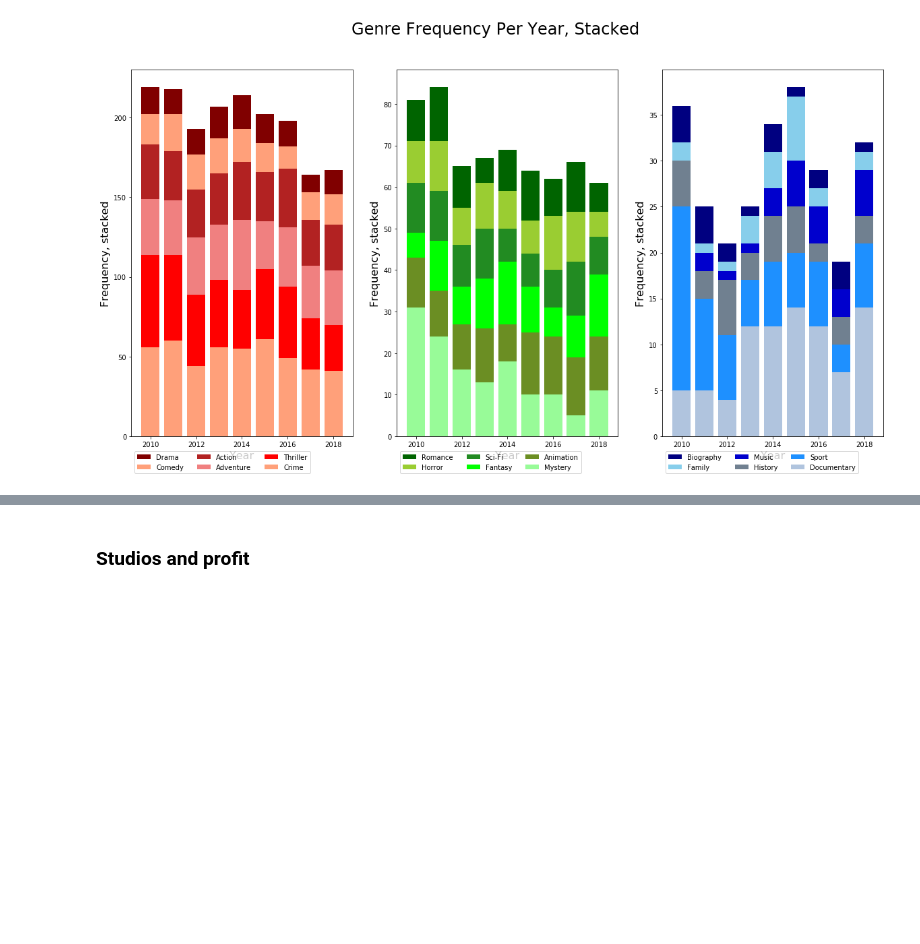
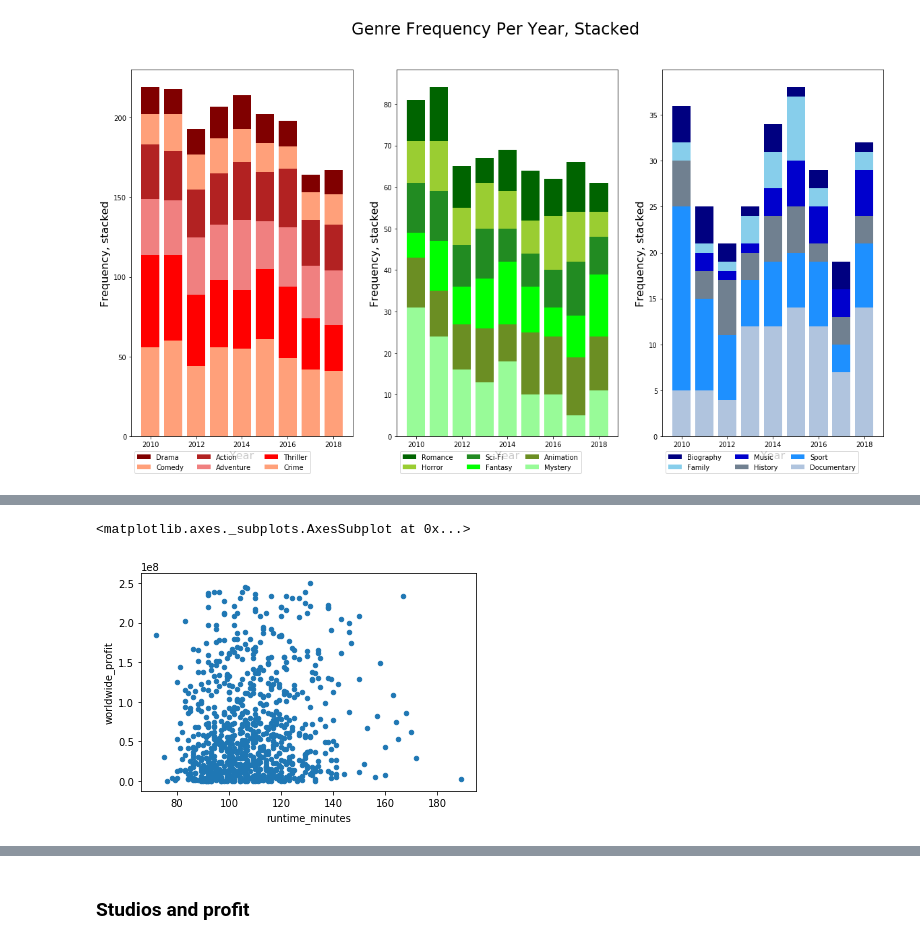
Before and after one commit to yunghanjeong/091420NYCDS_P1_G2_Project, a Jupyter notebook: prelim_eda_yung.ipynb, the cells around one changed output, grey strips where cells are left out. Saved outputs shown, nothing was run; the diff lists cells and outputs as text; code cells hidden in the pictures; blank space fills up the shorter version.

```diff
--- a/prelim_eda_yung.ipynb
+++ b/prelim_eda_yung.ipynb
@@ -152,6 +154,6 @@ As can be seen above western, musical, and war genres do not contain significant
 <br>
 #### Expanding Genres Columns
 # %%
-i_tn_profit_df[["genre1", "genre2", "genre3"]] = i_tn_profit_df.genres.str.split(",", expand = True)
+genre_i_tn[["genre1", "genre2", "genre3"]] = genre_i_tn.genres.str.split(",", expand = True)
 # %%
 #sanity check
@@ -383,0 +585,5 @@ From stacked bar chart above there are few trends that are readily visible (chan
+# %%
+i_tn_profit_df[(i_tn_profit_df["runtime_minutes"]>70)&(i_tn_profit_df["worldwide_profit"]<250000000)].plot(x="runtime_minutes",y="worldwide_profit",kind="scatter")
+# %% [output]
+<matplotlib.axes._subplots.AxesSubplot at 0x...>
+[figure, added]
```
Also changed, not shown: parts of 39 cells of this notebook.
